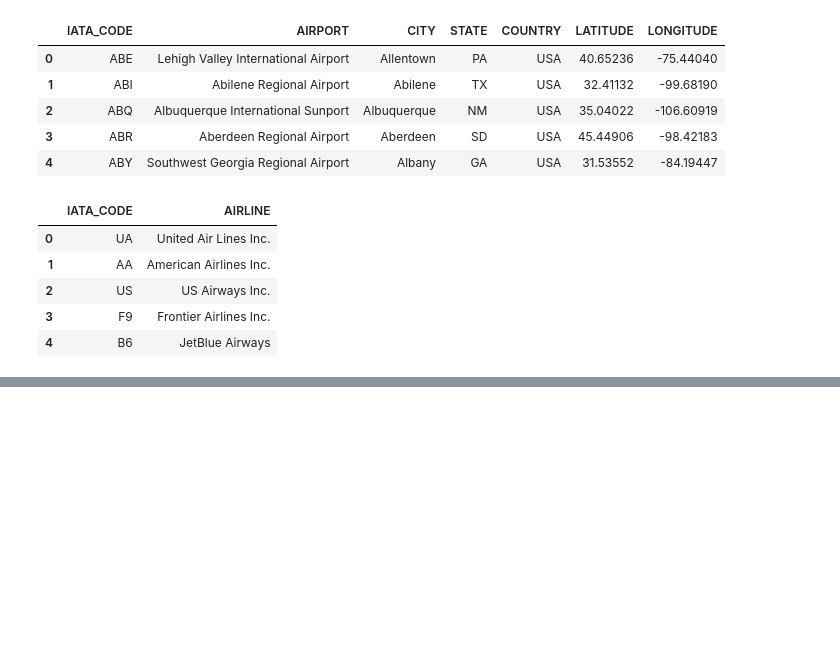
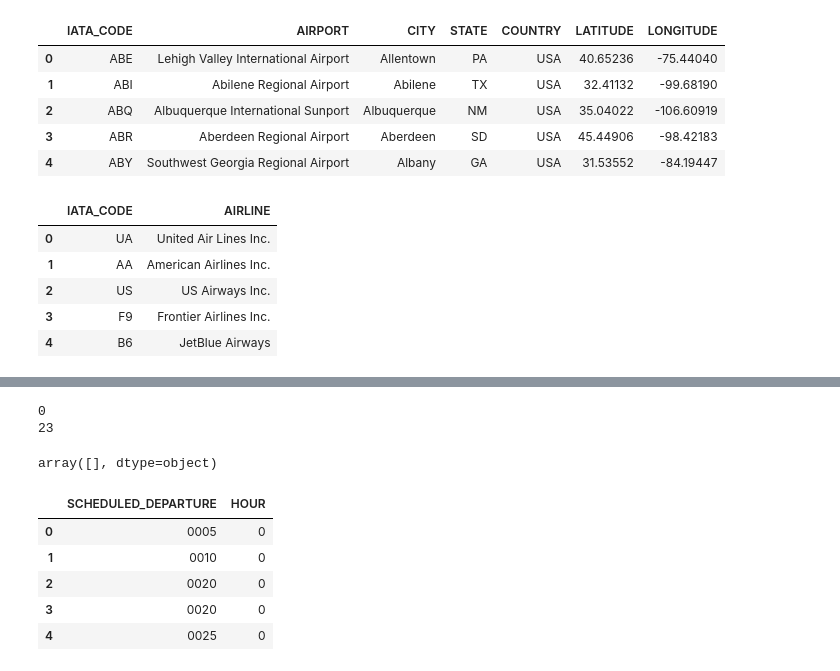
Before and after one commit to faosanelawani315-crypto/TCCHackDefend2026_DevStorm, a Jupyter notebook: colab/data_exploration_first.ipynb, the cells around one changed output, grey strips where cells are left out. Saved outputs shown, nothing was run; the diff lists cells and outputs as text; code cells hidden in the pictures; blank space fills up the shorter version.

```diff
--- a/colab/data_exploration_first.ipynb
+++ b/colab/data_exploration_first.ipynb
@@ -199,0 +449,23 @@ df3.head()
+# %%
+print(flights["HOUR"].min())
+print(flights["HOUR"].max())
+# %% [output]
+0
+23
+# %%
+flights[
+    ~flights["SCHEDULED_DEPARTURE"]
+    .astype(str)
+    .str.match(r'^\d+$', na=False)
+]["SCHEDULED_DEPARTURE"].unique()
+# %% [output]
+array([], dtype=object)
+# %%
+flights[["SCHEDULED_DEPARTURE", "HOUR"]].head()
+# %% [output]
+|  | SCHEDULED_DEPARTURE | HOUR |
+| 0 | 0005 | 0 |
+| 1 | 0010 | 0 |
+| 2 | 0020 | 0 |
+| 3 | 0020 | 0 |
+| 4 | 0025 | 0 |
```
Also changed, not shown: parts of 52 cells of this notebook.
